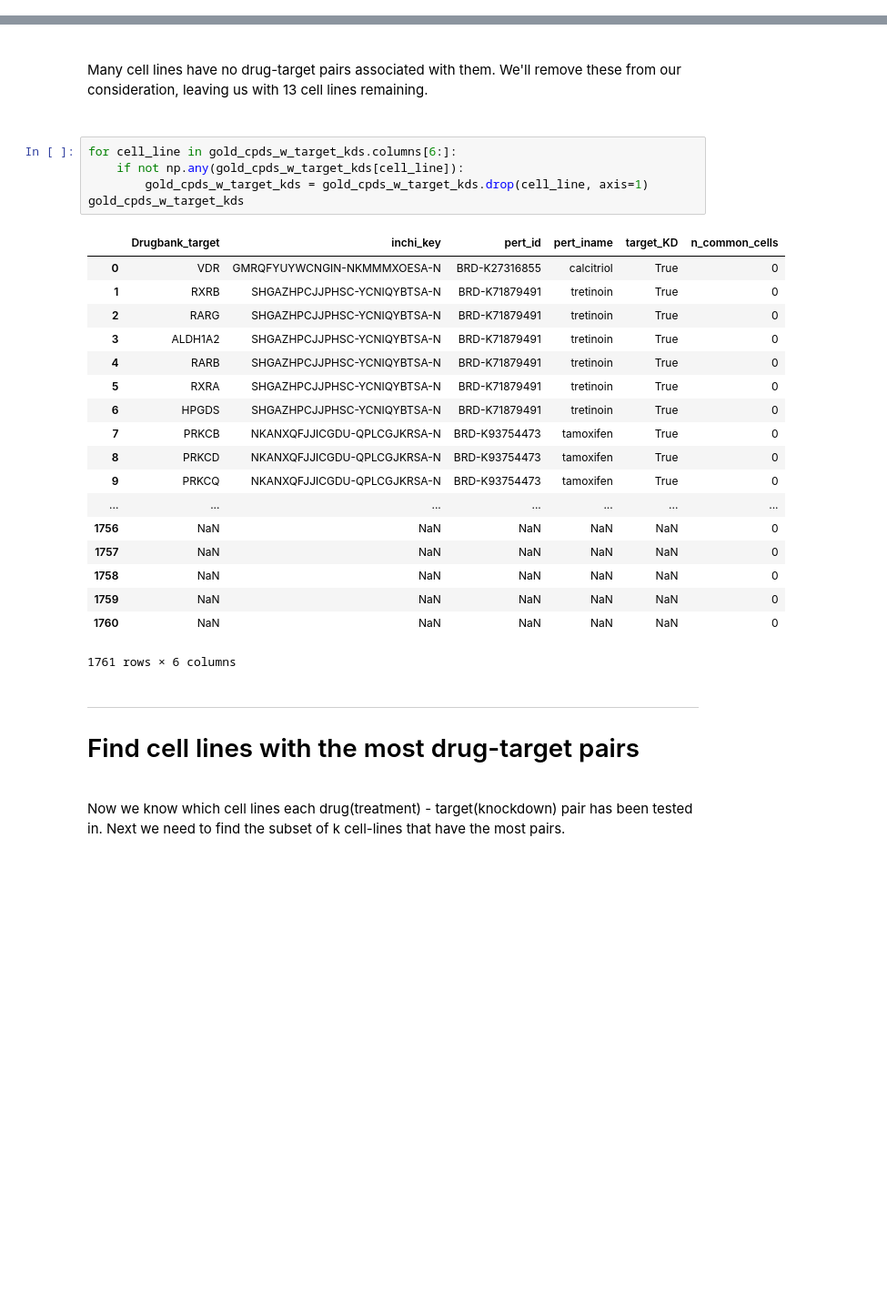
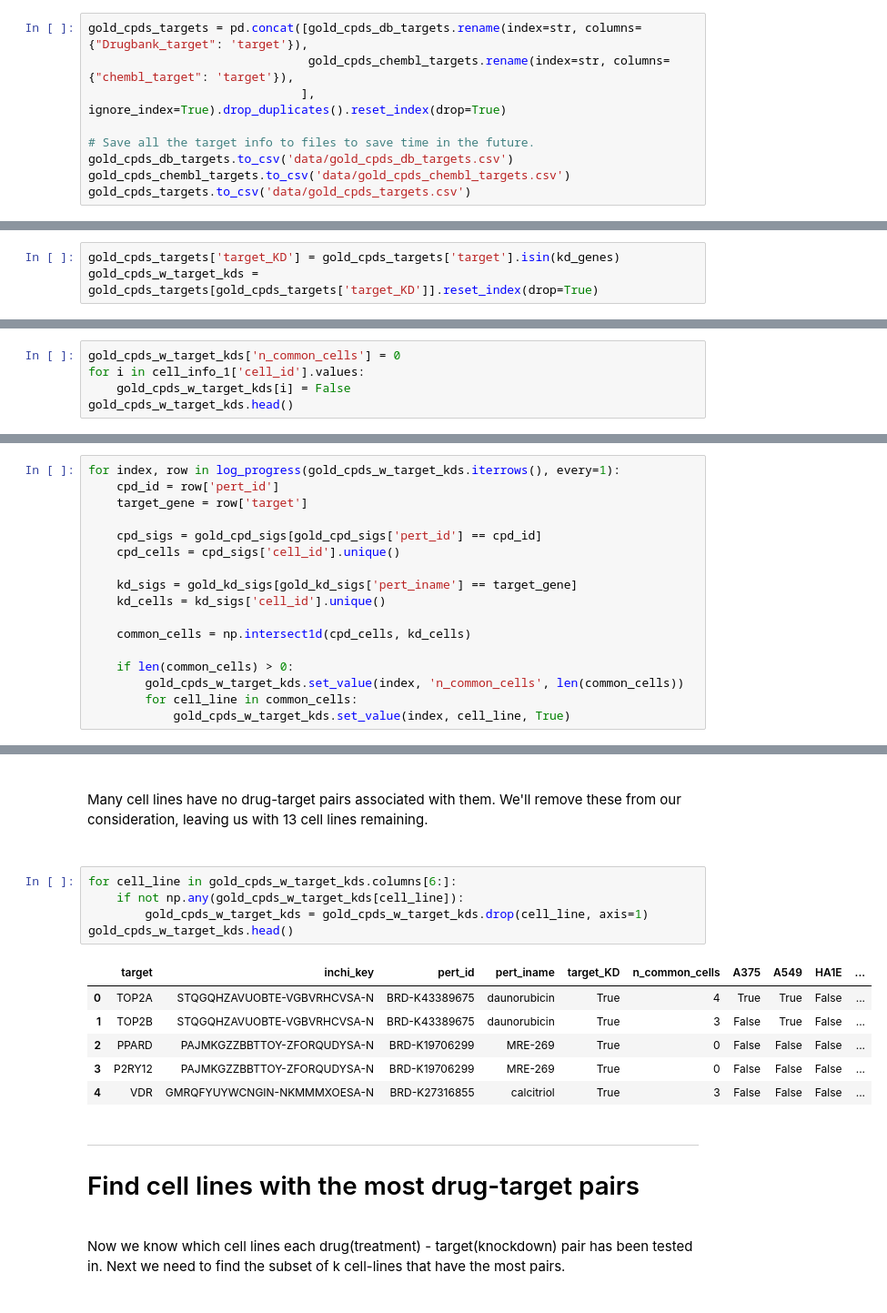
Before and after one commit to npabon/LINCS_target_prediction, a Jupyter notebook: LINCS_DB_analysis.ipynb, the cells around one changed output, grey strips where cells are left out. Shown at 91% size. Cells and saved outputs as stored; diff of their text form; blank space fills up the shorter version.

```diff
--- a/LINCS_DB_analysis.ipynb
+++ b/LINCS_DB_analysis.ipynb
@@ -352,0 +240,9 @@ plt.show()
+# %%
+gold_cpds_targets = pd.concat([gold_cpds_db_targets.rename(index=str, columns={"Drugbank_target": 'target'}),
+                               gold_cpds_chembl_targets.rename(index=str, columns={"chembl_target": 'target'}),
+                              ], ignore_index=True).drop_duplicates().reset_index(drop=True)
+
+# Save all the target info to files to save time in the future.
+gold_cpds_db_targets.to_csv('data/gold_cpds_db_targets.csv')
+gold_cpds_chembl_targets.to_csv('data/gold_cpds_chembl_targets.csv')
+gold_cpds_targets.to_csv('data/gold_cpds_targets.csv')
@@ -352,0 +262,3 @@ plt.show()
+# %%
+gold_cpds_targets['target_KD'] = gold_cpds_targets['target'].isin(kd_genes)
+gold_cpds_w_target_kds = gold_cpds_targets[gold_cpds_targets['target_KD']].reset_index(drop=True)
@@ -352,0 +281,5 @@ plt.show()
+# %%
+gold_cpds_w_target_kds['n_common_cells'] = 0
+for i in cell_info_1['cell_id'].values:
+    gold_cpds_w_target_kds[i] = False
+gold_cpds_w_target_kds.head()
@@ -352,0 +296,17 @@ plt.show()
+# %%
+for index, row in log_progress(gold_cpds_w_target_kds.iterrows(), every=1):
+    cpd_id = row['pert_id']
+    target_gene = row['target']
+
+    cpd_sigs = gold_cpd_sigs[gold_cpd_sigs['pert_id'] == cpd_id]
+    cpd_cells = cpd_sigs['cell_id'].unique()
+
+    kd_sigs = gold_kd_sigs[gold_kd_sigs['pert_iname'] == target_gene]
+    kd_cells = kd_sigs['cell_id'].unique()
+
+    common_cells = np.intersect1d(cpd_cells, kd_cells)
+
+    if len(common_cells) > 0:
+        gold_cpds_w_target_kds.set_value(index, 'n_common_cells', len(common_cells))
+        for cell_line in common_cells:
+            gold_cpds_w_target_kds.set_value(index, cell_line, True)
@@ -355,27 +324,15 @@ plt.show()
 # %%
 for cell_line in gold_cpds_w_target_kds.columns[6:]:
     if not np.any(gold_cpds_w_target_kds[cell_line]):
         gold_cpds_w_target_kds = gold_cpds_w_target_kds.drop(cell_line, axis=1)
-gold_cpds_w_target_kds
+gold_cpds_w_target_kds.head()
 # %% [output]
-|  | Drugbank_target | inchi_key | pert_id | pert_iname | target_KD | n_common_cells |
-| 0 | VDR | GMRQFYUYWCNGIN-NKMMMXOESA-N | BRD-K27316855 | calcitriol | True | 0 |
-| 1 | RXRB | SHGAZHPCJJPHSC-YCNIQYBTSA-N | BRD-K71879491 | tretinoin | True | 0 |
-| 2 | RARG | SHGAZHPCJJPHSC-YCNIQYBTSA-N | BRD-K71879491 | tretinoin | True | 0 |
-| 3 | ALDH1A2 | SHGAZHPCJJPHSC-YCNIQYBTSA-N | BRD-K71879491 | tretinoin | True | 0 |
-| 4 | RARB | SHGAZHPCJJPHSC-YCNIQYBTSA-N | BRD-K71879491 | tretinoin | True | 0 |
-| 5 | RXRA | SHGAZHPCJJPHSC-YCNIQYBTSA-N | BRD-K71879491 | tretinoin | True | 0 |
-| 6 | HPGDS | SHGAZHPCJJPHSC-YCNIQYBTSA-N | BRD-K71879491 | tretinoin | True | 0 |
-| 7 | PRKCB | NKANXQFJJICGDU-QPLCGJKRSA-N | BRD-K93754473 | tamoxifen | True | 0 |
-| 8 | PRKCD | NKANXQFJJICGDU-QPLCGJKRSA-N | BRD-K93754473 | tamoxifen | True | 0 |
-| 9 | PRKCQ | NKANXQFJJICGDU-QPLCGJKRSA-N | BRD-K93754473 | tamoxifen | True | 0 |
-| ... | ... | ... | ... | ... | ... | ... |
-| 1756 | NaN | NaN | NaN | NaN | NaN | 0 |
-| 1757 | NaN | NaN | NaN | NaN | NaN | 0 |
-| 1758 | NaN | NaN | NaN | NaN | NaN | 0 |
-| 1759 | NaN | NaN | NaN | NaN | NaN | 0 |
-| 1760 | NaN | NaN | NaN | NaN | NaN | 0 |
+|  | target | inchi_key | pert_id | pert_iname | target_KD | n_common_cells | A375 | A549 | HA1E | ... |
+| 0 | TOP2A | STQGQHZAVUOBTE-VGBVRHCVSA-N | BRD-K43389675 | daunorubicin | True | 4 | True | True | False | ... |
+| 1 | TOP2B | STQGQHZAVUOBTE-VGBVRHCVSA-N | BRD-K43389675 | daunorubicin | True | 3 | False | True | False | ... |
+| 2 | PPARD | PAJMKGZZBBTTOY-ZFORQUDYSA-N | BRD-K19706299 | MRE-269 | True | 0 | False | False | False | ... |
+| 3 | P2RY12 | PAJMKGZZBBTTOY-ZFORQUDYSA-N | BRD-K19706299 | MRE-269 | True | 0 | False | False | False | ... |
+| 4 | VDR | GMRQFYUYWCNGIN-NKMMMXOESA-N | BRD-K27316855 | calcitriol | True | 3 | False | False | False | ... |
-1761 rows × 6 columns
 # %% [markdown]
 ___
 # Find cell lines with the most drug-target pairs
```
Also changed, not shown: parts of 75 cells of this notebook, 1 other file.
